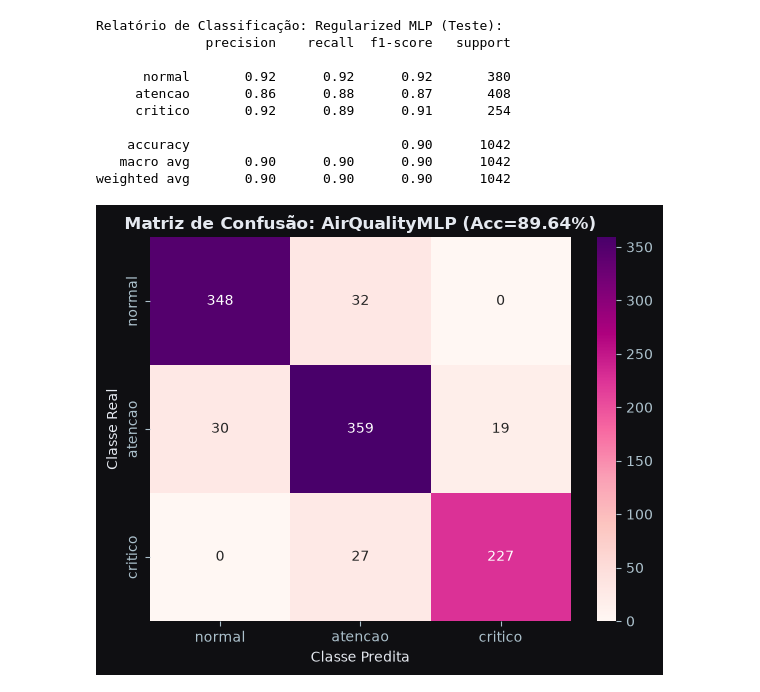
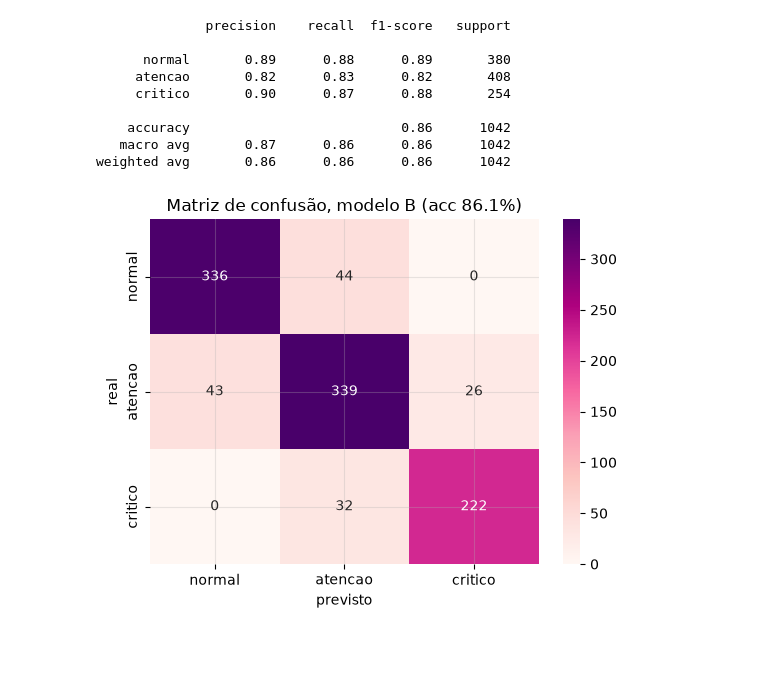
Before and after one commit to iskisraell/respiracidadao-gs, a Jupyter notebook: packages/neural-networks/respira_neural_network.ipynb, the cells around one changed output. Cells and saved outputs as stored; diff of their text form; code cells hidden in the pictures; blank space fills up the shorter version.

```diff
--- a/packages/neural-networks/respira_neural_network.ipynb
+++ b/packages/neural-networks/respira_neural_network.ipynb
@@ -274,51 +231,38 @@ Comparamos Baseline vs. Regularized MLP no conjunto de teste nunca visto durante
 def evaluate(model, X_arr, y_true):
     model.eval()
     with torch.no_grad():
-        logits = model(torch.tensor(X_arr, dtype=torch.float32))
-        probs = torch.softmax(logits, dim=1).numpy()
-        preds = np.argmax(probs, axis=1)
-    return {
-        "accuracy": round(float(accuracy_score(y_true, preds)), 4),
-        "f1_macro": round(float(f1_score(y_true, preds, average="macro")), 4),
-        "preds": preds,
-        "probs": probs,
-    }
+        probs = torch.softmax(model(torch.tensor(X_arr)), dim=1).numpy()
+    preds = probs.argmax(1)
+    return {"accuracy": round(float(accuracy_score(y_true, preds)), 4),
+            "f1_macro": round(float(f1_score(y_true, preds, average="macro")), 4),
+            "preds": preds}
 
-res_base_tr = evaluate(baseline_model, X_train_s, y_train)
-res_base_te = evaluate(baseline_model, X_test_s, y_test)
-res_reg_tr = evaluate(reg_model, X_train_s, y_train)
-res_reg_te = evaluate(reg_model, X_test_s, y_test)
+base_tr, base_te = evaluate(baseline, X_train_s, y_train), evaluate(baseline, X_test_s, y_test)
+reg_tr, reg_te = evaluate(reg_model, X_train_s, y_train), evaluate(reg_model, X_test_s, y_test)
+
+voc = X_test[:, 1]
+regra = (voc >= 830).astype(int) + (voc >= 1140).astype(int)
 
 comp_table = pd.DataFrame([
-    {
-        "configuracao": "Baseline MLP (128-64, sem Dropout/ES, lr=3e-3)",
-        "epocas_executadas": len(hist_base["train_loss"]),
-        "train_acc": res_base_tr["accuracy"],
-        "test_acc": res_base_te["accuracy"],
-        "test_f1_macro": res_base_te["f1_macro"],
-        "gap_overfit": round(res_base_tr["accuracy"] - res_base_te["accuracy"], 4),
-    },
-    {
-        "configuracao": "Regularized MLP (64-32, BatchNorm+Dropout 0.25+ES, lr=1e-3)",
-        "epocas_executadas": len(hist_reg["train_loss"]),
-        "train_acc": res_reg_tr["accuracy"],
-        "test_acc": res_reg_te["accuracy"],
-        "test_f1_macro": res_reg_te["f1_macro"],
-        "gap_overfit": round(res_reg_tr["accuracy"] - res_reg_te["accuracy"], 4),
-    },
+    {"modelo": "Regra do ESP32 (gas_voc)", "epocas": 0, "train_acc": None,
+     "test_acc": round(float(accuracy_score(y_test, regra)), 4),
+     "test_f1_macro": round(float(f1_score(y_test, regra, average="macro")), 4), "gap": None},
+    {"modelo": "A baseline (128-64, sem regularização)", "epocas": len(hist_base["train_loss"]),
+     "train_acc": base_tr["accuracy"], "test_acc": base_te["accuracy"], "test_f1_macro": base_te["f1_macro"],
+     "gap": round(base_tr["accuracy"] - base_te["accuracy"], 4)},
+    {"modelo": "B regularizado (64-32, BN + Dropout + ES)", "epocas": len(hist_reg["train_loss"]),
+     "train_acc": reg_tr["accuracy"], "test_acc": reg_te["accuracy"], "test_f1_macro": reg_te["f1_macro"],
+     "gap": round(reg_tr["accuracy"] - reg_te["accuracy"], 4)},
 ])
 display(comp_table)
+print(classification_report(y_test, reg_te["preds"], target_names=CLASS_NAMES))
 
-print("\nRelatório de Classificação: Regularized MLP (Teste):")
-print(classification_report(y_test, res_reg_te["preds"], target_names=CLASS_NAMES))
-
-cm_nn = confusion_matrix(y_test, res_reg_te["preds"])
-fig, ax = plt.subplots(figsize=(6, 4.8))
-sns.heatmap(cm_nn, annot=True, fmt="d", cmap="RdPu",
-            xticklabels=CLASS_NAMES, yticklabels=CLASS_NAMES, ax=ax)
-ax.set_title(f"Matriz de Confusão: AirQualityMLP (Acc={res_reg_te['accuracy']:.2%})", fontweight="bold")
-ax.set_xlabel("Classe Predita")
-ax.set_ylabel("Classe Real")
+cm_nn = confusion_matrix(y_test, reg_te["preds"])
+fig, ax = plt.subplots(figsize=(5.6, 4.4))
+sns.heatmap(cm_nn, annot=True, fmt="d", cmap="RdPu", xticklabels=CLASS_NAMES, yticklabels=CLASS_NAMES, ax=ax)
+ax.set_title(f"Matriz de confusão, modelo B (acc {reg_te['accuracy']:.1%})")
+ax.set_xlabel("previsto")
+ax.set_ylabel("real")
 fig.tight_layout()
 fig.savefig(CHARTS_DIR / "02_matriz_confusao_nn.png", dpi=150)
 plt.show()
@@ -329,11 +274,10 @@ plt.show()
-Relatório de Classificação: Regularized MLP (Teste):
               precision    recall  f1-score   support
 
-      normal       0.92      0.92      0.92       380
-     atencao       0.86      0.88      0.87       408
-     critico       0.92      0.89      0.91       254
+      normal       0.89      0.88      0.89       380
+     atencao       0.82      0.83      0.82       408
+     critico       0.90      0.87      0.88       254
 
-    accuracy                           0.90      1042
-   macro avg       0.90      0.90      0.90      1042
-weighted avg       0.90      0.90      0.90      1042
+    accuracy                           0.86      1042
+   macro avg       0.87      0.86      0.86      1042
+weighted avg       0.86      0.86      0.86      1042
-[figure, old version]
+[figure, new version]
```
Also changed, not shown: parts of 26 cells of this notebook, 20 other files.
